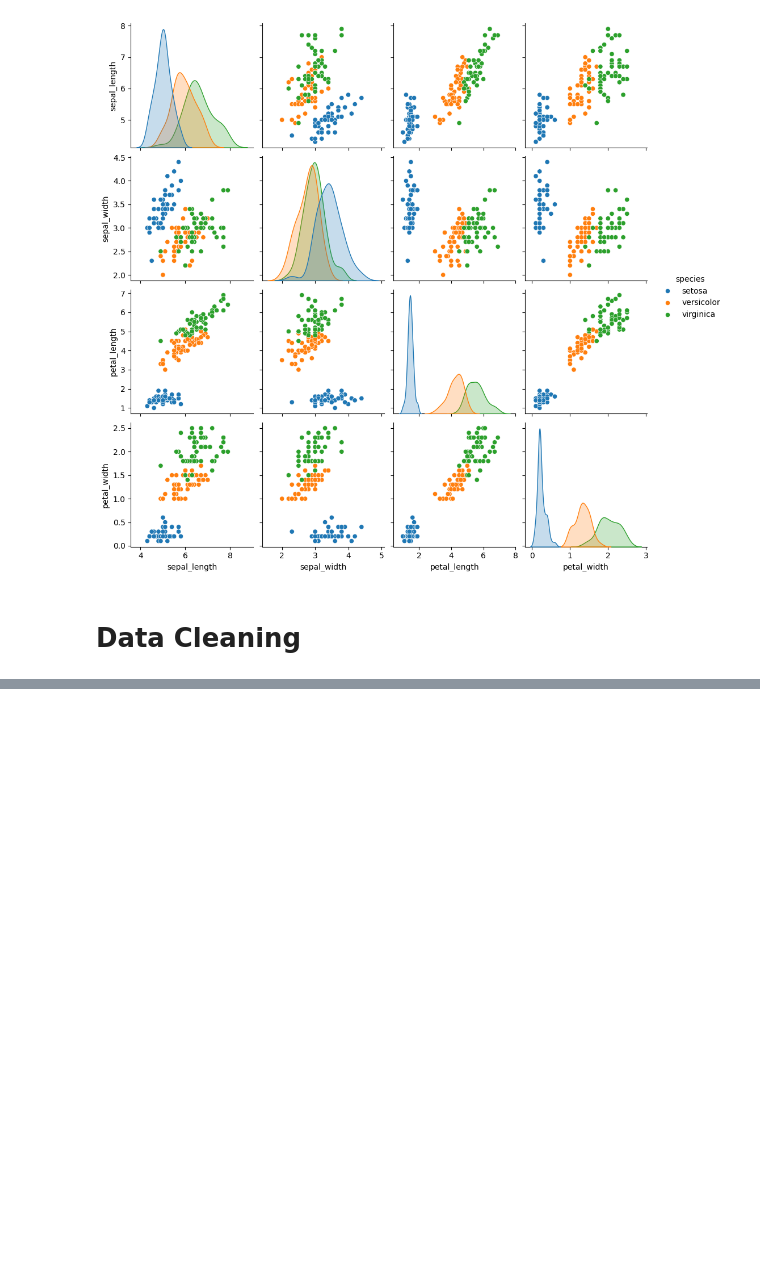
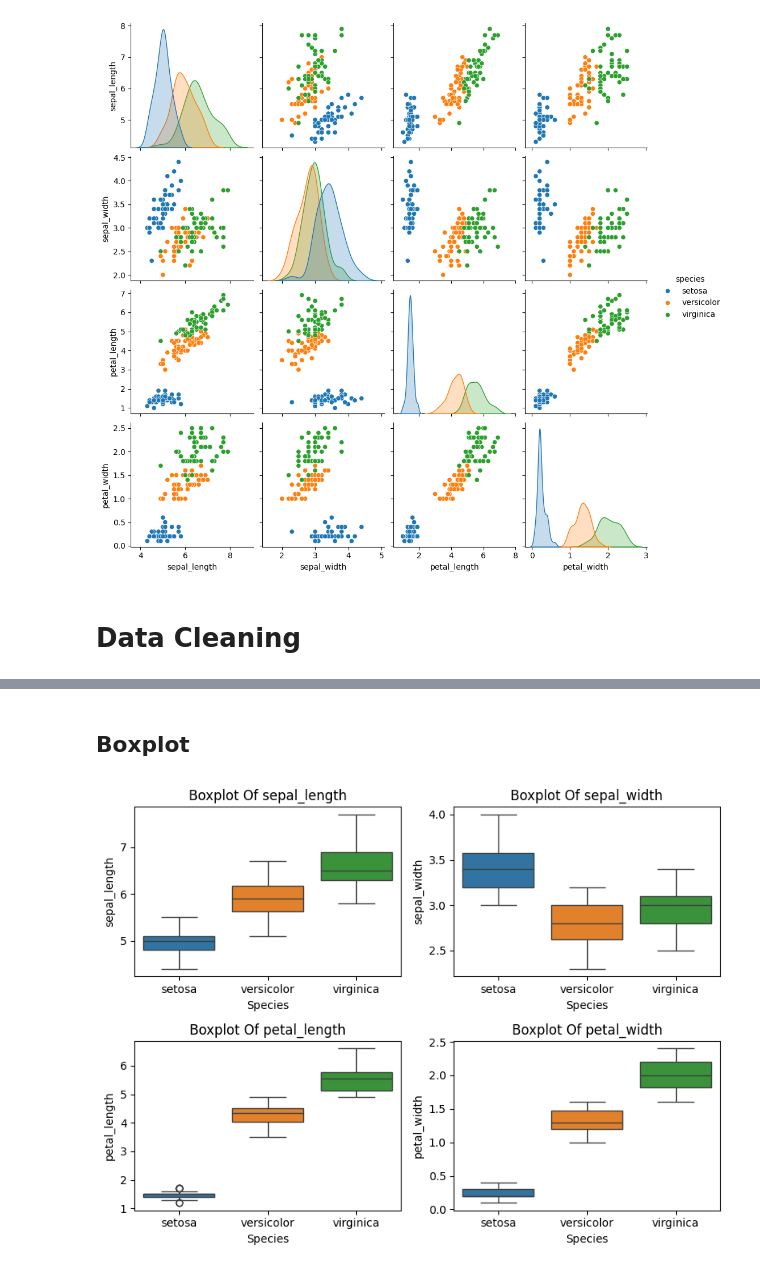
Before and after one commit to akshayyewle/Data-Analytics, a Jupyter notebook: 10 Iris Dataset Classification/Python Notebook.ipynb, the cells around one changed output, grey strips where cells are left out. Saved outputs shown, nothing was run; the diff lists cells and outputs as text; code cells hidden in the pictures; blank space fills up the shorter version.

```diff
--- a/10 Iris Dataset Classification/Python Notebook.ipynb
+++ b/10 Iris Dataset Classification/Python Notebook.ipynb
@@ -92,0 +99,16 @@ plt.show()
+# %%
+for col in df.select_dtypes(include='number').columns:
+    print(col)
+    for species in df['species'].unique():
+        print('Processing species:', species)
+        Outlier_Low = df[df['species']==species][col].quantile(0.05)
+        Outlier_High = df[df['species']==species][col].quantile(0.95)
+        Outlier_Median = df[df['species']==species][col].median()
+        # print(Outlier_Low,Outlier_High)
+        Identified_Outlier_QTY = df[(df['species']==species)|(df[col]<Outlier_Low)|(df[col]>Outlier_High)].shape[0]
+        print('Identified Outlier QTY:', Identified_Outlier_QTY)
+
+        if Identified_Outlier_QTY > 0:
+            df.loc[(df['species']==species) & ((df[col]<Outlier_Low)|(df[col]>Outlier_High)),col] = Outlier_Median
+
+    print('='*10,'\n')
@@ -92,0 +133,15 @@ plt.show()
+# %% [markdown]
+## **Boxplot**
+# %%
+plt.figure(figsize=(8,6))
+
+for i,col in enumerate(df.select_dtypes(include='number').columns):
+    plt.subplot(2,2,i+1)
+    sns.boxplot(data=df,x='species',y=col,hue='species')
+    plt.title(f'Boxplot Of {col}')
+    plt.xlabel('Species')
+    plt.ylabel(col)
+plt.tight_layout()
+plt.show()
+# %% [output]
+[figure, added]
```
Also changed, not shown: parts of 8 cells of this notebook.
